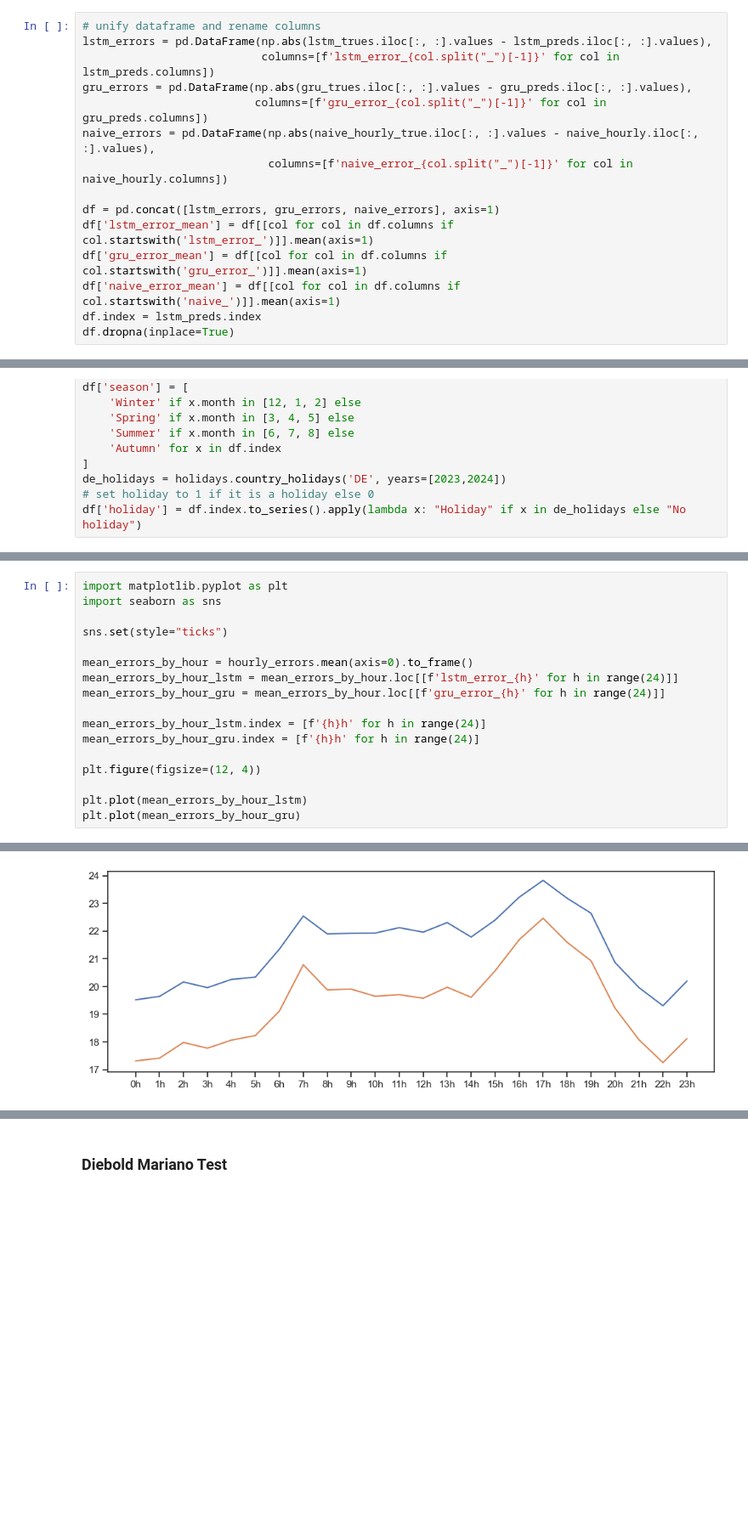
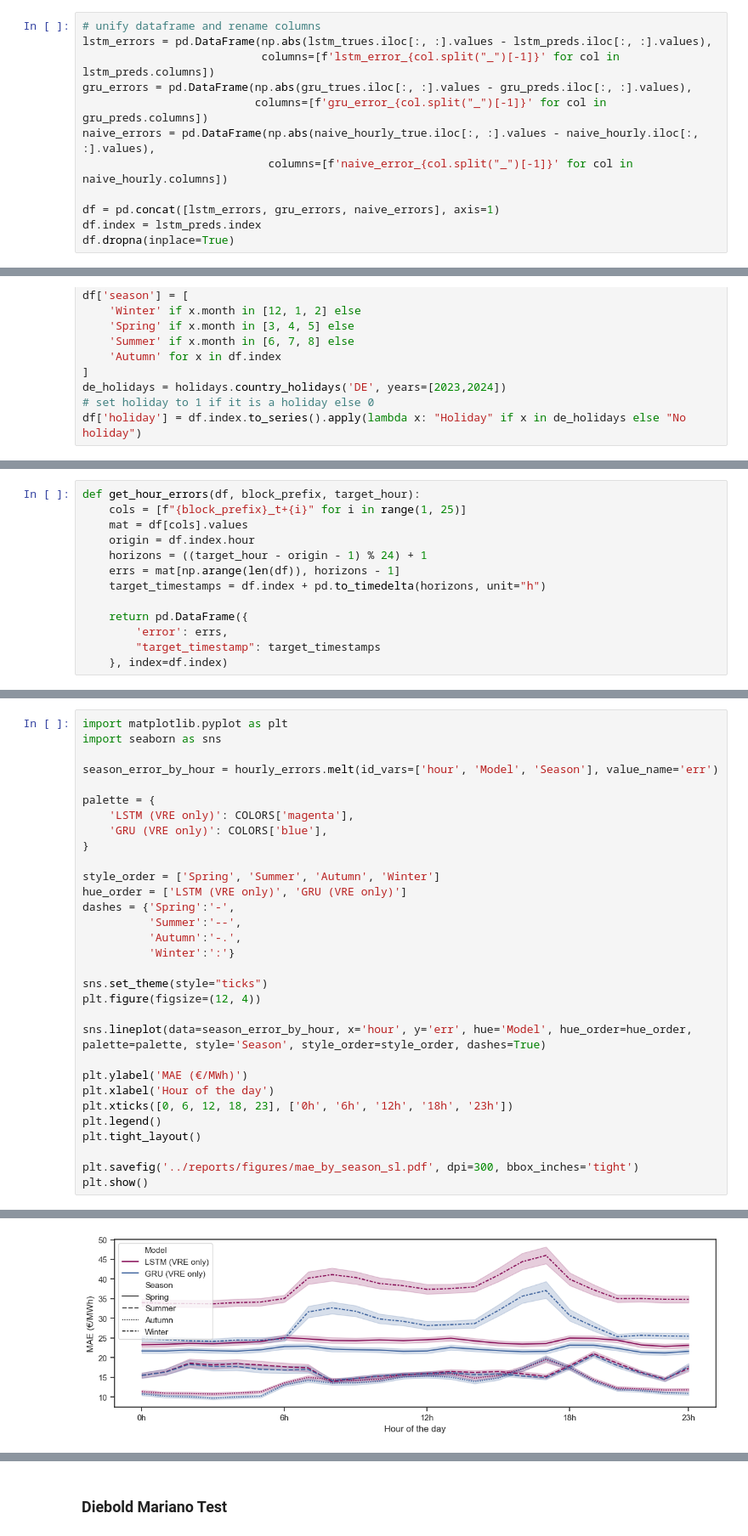
Before and after one commit to valentin-17/epf, a Jupyter notebook: notebooks/other_data_viz.ipynb, the cells around one changed output, grey strips where cells are left out. Shown at 85% size. Drawn from its saved outputs; the diff is of its cells as text; blank space fills up the shorter version.

Commit message:
finished visualizations

```diff
--- a/notebooks/other_data_viz.ipynb
+++ b/notebooks/other_data_viz.ipynb
@@ -404,9 +353,6 @@ naive_errors = pd.DataFrame(np.abs(naive_hourly_true.iloc[:, :].values - naive_h
                             columns=[f'naive_error_{col.split("_")[-1]}' for col in naive_hourly.columns])
 
 df = pd.concat([lstm_errors, gru_errors, naive_errors], axis=1)
-df['lstm_error_mean'] = df[[col for col in df.columns if col.startswith('lstm_error_')]].mean(axis=1)
-df['gru_error_mean'] = df[[col for col in df.columns if col.startswith('gru_error_')]].mean(axis=1)
-df['naive_error_mean'] = df[[col for col in df.columns if col.startswith('naive_')]].mean(axis=1)
 df.index = lstm_preds.index
 df.dropna(inplace=True)
 # %%
@@ -554 +539,14 @@ plt.show()
+# %%
+def get_hour_errors(df, block_prefix, target_hour):
+    cols = [f"{block_prefix}_t+{i}" for i in range(1, 25)]
+    mat = df[cols].values
+    origin = df.index.hour
+    horizons = ((target_hour - origin - 1) % 24) + 1
+    errs = mat[np.arange(len(df)), horizons - 1]
+    target_timestamps = df.index + pd.to_timedelta(horizons, unit="h")
+
+    return pd.DataFrame({
+        'error': errs,
+        "target_timestamp": target_timestamps
+    }, index=df.index)
 # %%
@@ -587,17 +574,31 @@ hourly_errors
 import matplotlib.pyplot as plt
 import seaborn as sns
 
-sns.set(style="ticks")
+season_error_by_hour = hourly_errors.melt(id_vars=['hour', 'Model', 'Season'], value_name='err')
 
-mean_errors_by_hour = hourly_errors.mean(axis=0).to_frame()
-mean_errors_by_hour_lstm = mean_errors_by_hour.loc[[f'lstm_error_{h}' for h in range(24)]]
-mean_errors_by_hour_gru = mean_errors_by_hour.loc[[f'gru_error_{h}' for h in range(24)]]
+palette = {
+    'LSTM (VRE only)': COLORS['magenta'],
+    'GRU (VRE only)': COLORS['blue'],
+}
 
-mean_errors_by_hour_lstm.index = [f'{h}h' for h in range(24)]
-mean_errors_by_hour_gru.index = [f'{h}h' for h in range(24)]
+style_order = ['Spring', 'Summer', 'Autumn', 'Winter']
+hue_order = ['LSTM (VRE only)', 'GRU (VRE only)']
+dashes = {'Spring':'-',
+          'Summer':'--',
+          'Autumn':'-.',
+          'Winter':':'}
 
+sns.set_theme(style="ticks")
 plt.figure(figsize=(12, 4))
 
-plt.plot(mean_errors_by_hour_lstm)
-plt.plot(mean_errors_by_hour_gru)
+sns.lineplot(data=season_error_by_hour, x='hour', y='err', hue='Model', hue_order=hue_order, palette=palette, style='Season', style_order=style_order, dashes=True)
+
+plt.ylabel('MAE (€/MWh)')
+plt.xlabel('Hour of the day')
+plt.xticks([0, 6, 12, 18, 23], ['0h', '6h', '12h', '18h', '23h'])
+plt.legend()
+plt.tight_layout()
+
+plt.savefig('../reports/figures/mae_by_season_sl.pdf', dpi=300, bbox_inches='tight')
+plt.show()
 # %% [output]
@@ -605 +605 @@ plt.plot(mean_errors_by_hour_gru)
-[figure, old version]
+[figure, new version]
```
Also changed, not shown: parts of 32 cells of this notebook, 35 other files.
